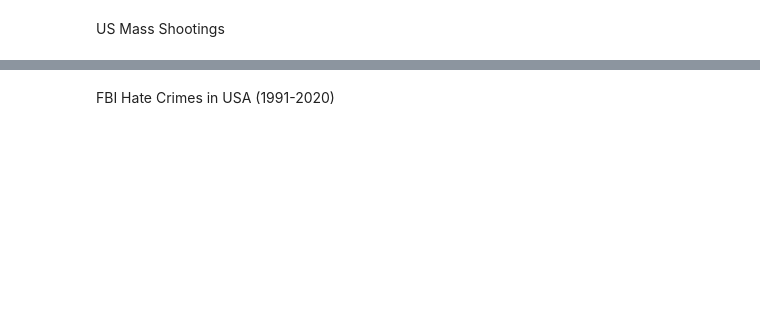
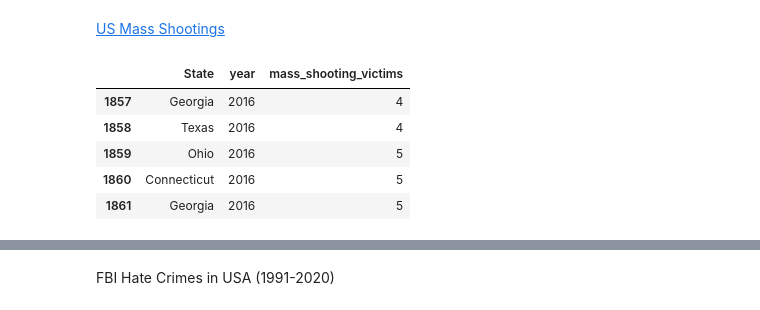
Before and after one commit to KataevaVeronika/visualization, a Jupyter notebook: datasets_preprocessing.ipynb, the cells around one changed output, grey strips where cells are left out. Saved outputs shown, nothing was run; the diff lists cells and outputs as text; code cells hidden in the pictures; blank space fills up the shorter version.

```diff
--- a/datasets_preprocessing.ipynb
+++ b/datasets_preprocessing.ipynb
@@ -42,20 +96,27 @@ crime_incarceration[crime_incarceration.state == 'New York']
 # %%
 years = crime_incarceration.year.astype('str').unique()
-# %% [markdown]
-US Mass Shootings
+# %% [markdown]
+[US Mass Shootings](https://www.kaggle.com/datasets/zusmani/us-mass-shootings-last-50-years)
 # %%
-mass_shootings = pd.read_csv('../input/us-mass-shootings-last-50-years/Mass shooting data.csv')
+mass_shootings = pd.read_csv('input/us-mass-shootings-last-50-years/Mass shooting data.csv')
 mass_shootings['year'] = mass_shootings['Incident Date'].apply(lambda x: x.split(',')[-1].strip())
 mass_shootings = mass_shootings[mass_shootings['year'].isin(years)]
 mass_shootings['mass_shooting_victims'] = mass_shootings['# Killed'] + mass_shootings['# Injured']
 mass_shootings.drop(columns=['Incident ID',
                              'Incident Date',
                              'City Or County',
                              'Address',
                              '# Killed',
                              '# Injured',
                              'Operations'], inplace=True)
 mass_shootings.head()
+# %% [output]
+|  | State | year | mass_shooting_victims |
+| 1857 | Georgia | 2016 | 4 |
+| 1858 | Texas | 2016 | 4 |
+| 1859 | Ohio | 2016 | 5 |
+| 1860 | Connecticut | 2016 | 5 |
+| 1861 | Georgia | 2016 | 5 |
 # %%
 # what years are considered?
 mass_shootings['year'].value_counts()
```
Also changed, not shown: parts of 22 cells of this notebook, 1 other file.
